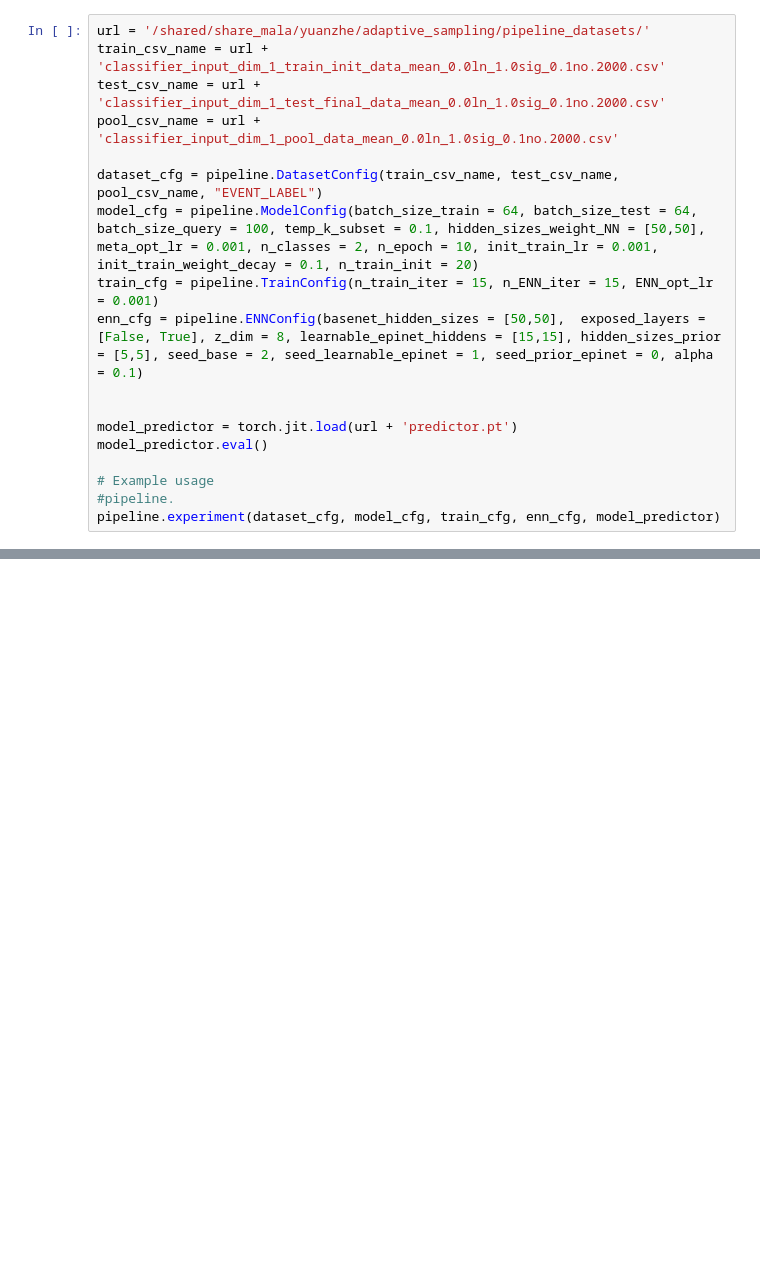
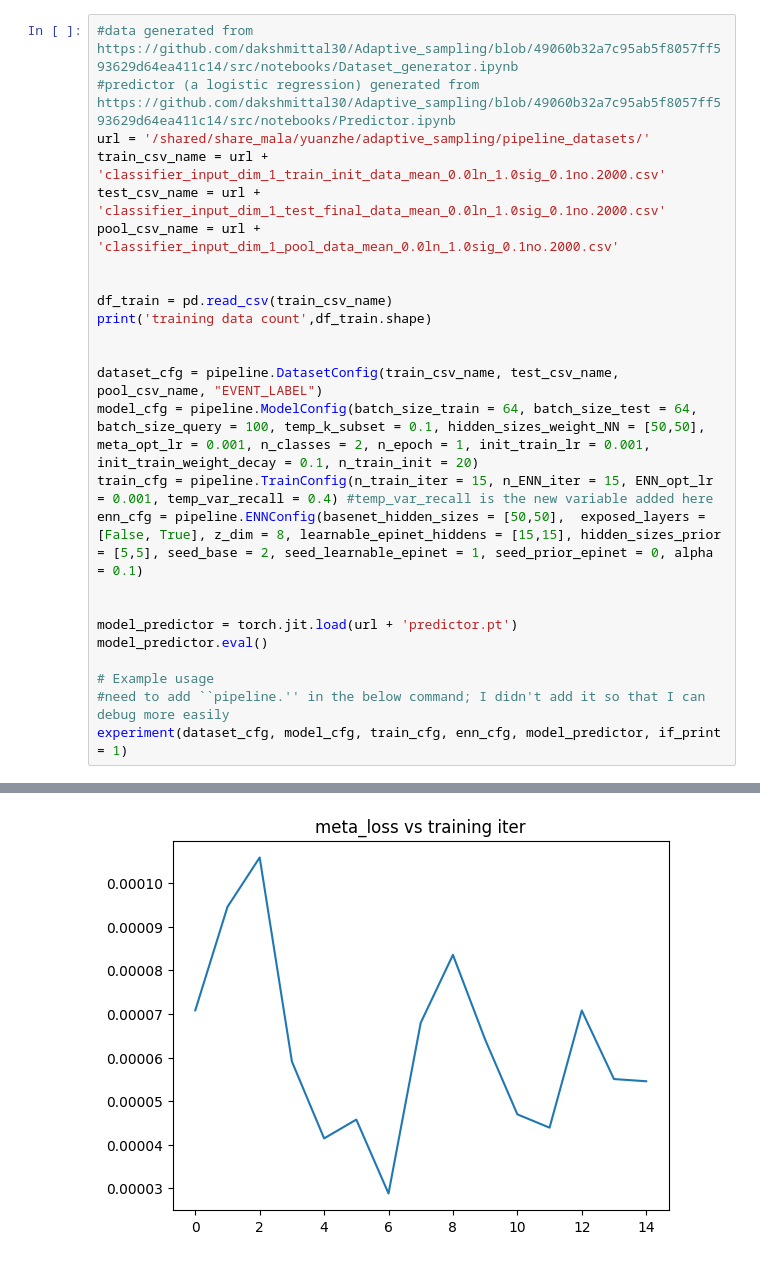
Before and after one commit to namkoong-lab/Adptive-Labeling, a Jupyter notebook: src/notebooks/Test pipeline.ipynb, the cells around one changed output, grey strips where cells are left out. Saved outputs shown, nothing was run; the diff lists cells and outputs as text; blank space fills up the shorter version.

Commit message:
add plots etc

```diff
--- a/src/notebooks/Test pipeline.ipynb
+++ b/src/notebooks/Test pipeline.ipynb
@@ -29,12 +28,19 @@ import pipeline
 # %%
+#data generated from https://github.com/dakshmittal30/Adaptive_sampling/blob/49060b32a7c95ab5f8057ff593629d64ea411c14/src/notebooks/Dataset_generator.ipynb
+#predictor (a logistic regression) generated from https://github.com/dakshmittal30/Adaptive_sampling/blob/49060b32a7c95ab5f8057ff593629d64ea411c14/src/notebooks/Predictor.ipynb
 url = '/shared/share_mala/yuanzhe/adaptive_sampling/pipeline_datasets/'
 train_csv_name = url + 'classifier_input_dim_1_train_init_data_mean_0.0ln_1.0sig_0.1no.2000.csv'
 test_csv_name = url + 'classifier_input_dim_1_test_final_data_mean_0.0ln_1.0sig_0.1no.2000.csv'
 pool_csv_name = url + 'classifier_input_dim_1_pool_data_mean_0.0ln_1.0sig_0.1no.2000.csv'
 
+
+df_train = pd.read_csv(train_csv_name)
+print('training data count',df_train.shape)
+
+
 dataset_cfg = pipeline.DatasetConfig(train_csv_name, test_csv_name, pool_csv_name, "EVENT_LABEL")
-model_cfg = pipeline.ModelConfig(batch_size_train = 64, batch_size_test = 64, batch_size_query = 100, temp_k_subset = 0.1, hidden_sizes_weight_NN = [50,50], meta_opt_lr = 0.001, n_classes = 2, n_epoch = 10, init_train_lr = 0.001, init_train_weight_decay = 0.1, n_train_init = 20)
-train_cfg = pipeline.TrainConfig(n_train_iter = 15, n_ENN_iter = 15, ENN_opt_lr = 0.001)
+model_cfg = pipeline.ModelConfig(batch_size_train = 64, batch_size_test = 64, batch_size_query = 100, temp_k_subset = 0.1, hidden_sizes_weight_NN = [50,50], meta_opt_lr = 0.001, n_classes = 2, n_epoch = 1, init_train_lr = 0.001, init_train_weight_decay = 0.1, n_train_init = 20)
+train_cfg = pipeline.TrainConfig(n_train_iter = 15, n_ENN_iter = 15, ENN_opt_lr = 0.001, temp_var_recall = 0.4) #temp_var_recall is the new variable added here
 enn_cfg = pipeline.ENNConfig(basenet_hidden_sizes = [50,50],  exposed_layers = [False, True], z_dim = 8, learnable_epinet_hiddens = [15,15], hidden_sizes_prior = [5,5], seed_base = 2, seed_learnable_epinet = 1, seed_prior_epinet = 0, alpha = 0.1)
 
 
@@ -42,5 +48,6 @@ model_predictor = torch.jit.load(url + 'predictor.pt')
 model_predictor.eval()
 
 # Example usage
-#pipeline.
-pipeline.experiment(dataset_cfg, model_cfg, train_cfg, enn_cfg, model_predictor)
+#need to add ``pipeline.'' in the below command; I didn't add it so that I can debug more easily
+experiment(dataset_cfg, model_cfg, train_cfg, enn_cfg, model_predictor, if_print = 1)
+# %% [output]
@@ -46,0 +56 @@ pipeline.experiment(dataset_cfg, model_cfg, train_cfg, enn_cfg, model_predictor)
+[figure, added]
```
Also changed, not shown: parts of 3 cells of this notebook, 1 other file.
